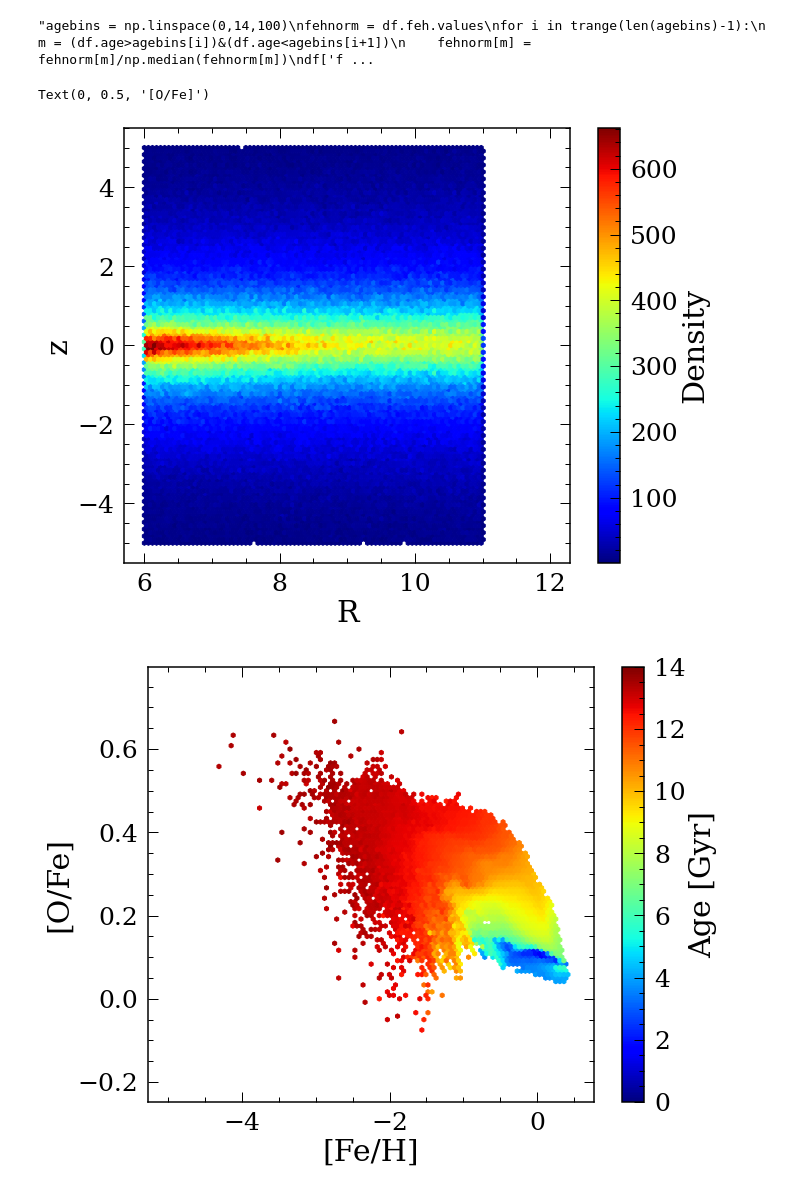
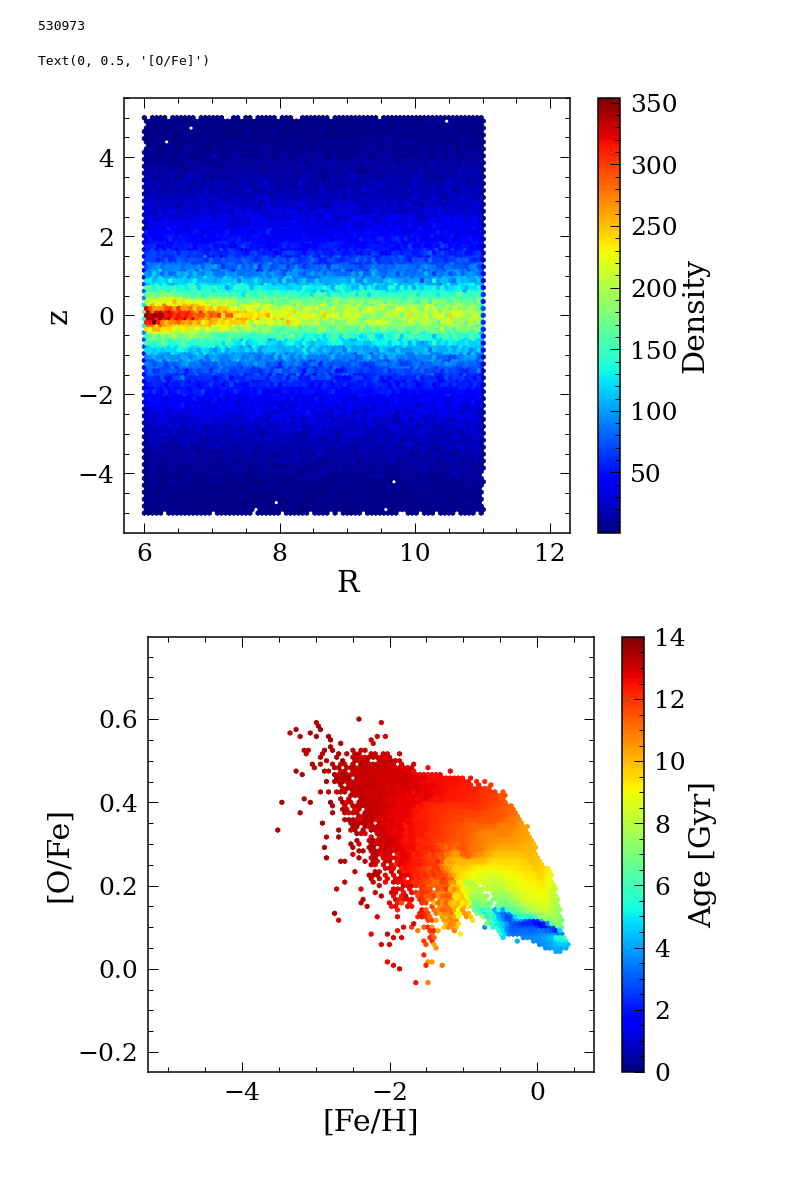
Before and after one commit to lyx12311/RbirThesisNIHAO, a Jupyter notebook: GroupsStars.ipynb, the cells around one changed output. Drawn from its saved outputs; the diff is of its cells as text; code cells hidden in the pictures.

```diff
--- a/GroupsStars.ipynb
+++ b/GroupsStars.ipynb
@@ -7,6 +7,7 @@ df = pd.read_pickle('Data/Buck_g2_79e12.pkl')
 #plt.figure(figsize=(10,8))
 df = df.loc[df['R']>6].reset_index(drop=True)
 df = df.loc[df['R']<11].reset_index(drop=True)
+df = df.loc[df['x']>0].reset_index(drop=True)
 df = df.loc[abs(df['z'])<5].reset_index(drop=True)
 """agebins = np.linspace(0,14,100)
 fehnorm = df.feh.values
@@ -14,33 +15,43 @@ for i in trange(len(agebins)-1):
     m = (df.age>agebins[i])&(df.age<agebins[i+1])
     fehnorm[m] = fehnorm[m]/np.median(fehnorm[m])
 df['fehnorm'] = fehnorm"""
+len(df)
 # %% [output]
-"agebins = np.linspace(0,14,100)\nfehnorm = df.feh.values\nfor i in trange(len(agebins)-1):\n    m = (df.age>agebins[i])&(df.age<agebins[i+1])\n    fehnorm[m] = fehnorm[m]/np.median(fehnorm[m])\ndf['f ...
+530973
 # %%
 plt.figure(figsize=(10,8))
 plt.hexbin(df['R'], df['z'],gridsize=100, extent=(6,12,-5,5), mincnt=1,cmap='jet')
 cb = plt.colorbar()
 cb.set_label('Density')
 plt.xlabel('R')
 plt.ylabel('z')
 
 plt.figure(figsize=(10,8))
 plt.hexbin(df['feh'], df['ofe'], C=df['age'], gridsize=100, extent=(-5,0.5,-0.2,0.75),
            mincnt=1,cmap='jet',vmin=0,vmax=14)
 cb = plt.colorbar()
 cb.set_label('Age [Gyr]')
 plt.xlabel('[Fe/H]')
 plt.ylabel('[O/Fe]')
 
 
 plt.figure(figsize=(10,8))
 plt.hexbin(df['feh'], df['ofe'], C=df['Jz'], gridsize=100, extent=(-5,0.5,-0.2,0.75),
            mincnt=1,cmap='jet',vmin=0,vmax=5000)
 cb = plt.colorbar()
 cb.set_label('Jϕ')
 plt.xlabel('[Fe/H]')
 plt.ylabel('[O/Fe]')
+
+
+plt.figure(figsize=(10,8))
+plt.hexbin(df['feh'], df['ofe'],gridsize=100, extent=(-5,0.5,-0.2,0.75),
+           mincnt=1,cmap='jet',vmin=0,vmax=5000)
+cb = plt.colorbar()
+cb.set_label('Density')
+plt.xlabel('[Fe/H]')
+plt.ylabel('[O/Fe]')
 # %% [output]
 Text(0, 0.5, '[O/Fe]')
-[figure, old version]
+[figure, new version]
-[figure, old version]
+[figure, new version]
```
Also changed, not shown: parts of 13 cells of this notebook.
